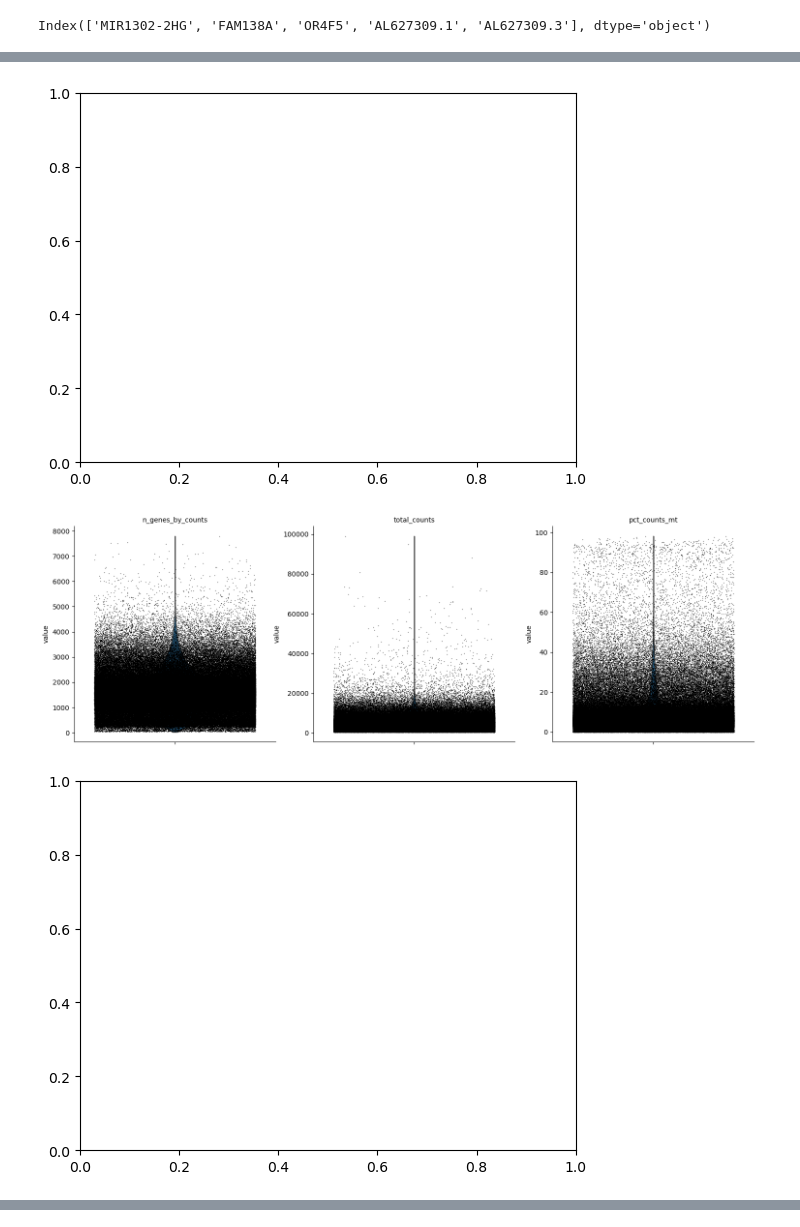
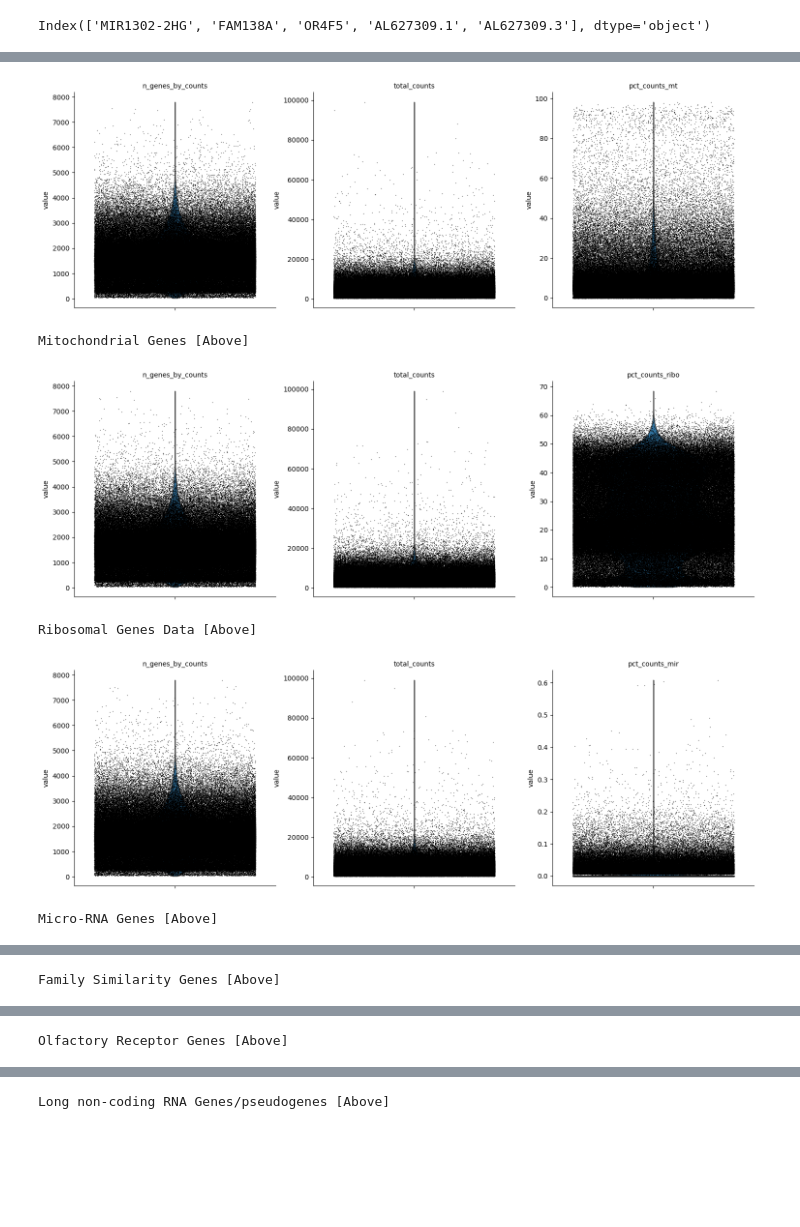
Before and after one commit to maryam-choudhury/Disease-Mechanisms-with-single-cell-transcriptomics, a Jupyter notebook: lee_paper_analysis.ipynb, the cells around one changed output, grey strips where cells are left out. Cells and saved outputs as stored; diff of their text form; code cells hidden in the pictures; blank space fills up the shorter version.

Commit message:
Found and generated metrics on ribosomal data. New scatterplot. Scrubbed data.

```diff
--- a/lee_paper_analysis.ipynb
+++ b/lee_paper_analysis.ipynb
@@ -166,3 +176,6 @@ adata.var["or"] = adata.var_names.str.startswith("OR")
 
 # Long non-coding RNA genes or pseudogenes
 adata.var["lncRNA"] = adata.var_names.str.startswith("AL")
+
+# Identify ribosomal genes that start with "RPS" or "RPL"
+adata.var["ribo"] = adata.var_names.str.startswith(("RPS", "RPL"))
@@ -186,35 +227,47 @@ adata.var.loc[adata.var["mt"]]
 # %%
-#The issue here is that since I didn't have ribo data, this isn't good quality control.
-#Q: How do I fix this? Need to find this missing data.
+
 # Calculate QC metrics for the specified gene categories
 sc.pp.calculate_qc_metrics(
     adata,
-    qc_vars=["mt", "mir", "fam", "or", "lncRNA"],  # Use your gene categories here
+    qc_vars=["mt", "mir", "fam", "or", "lncRNA", "ribo"],  # Use your gene categories here
     inplace=True,
     log1p=True
 )
+#ribo = rps or rpl
 # %%
 # Mitochondrial gene plot
-#Q: Why is this charting empty?
 sc.pl.violin(adata, ["n_genes_by_counts", "total_counts", "pct_counts_mt"], jitter=0.4, multi_panel=True)
-plt.title("Mitochondrial Genes")
+print("Mitochondrial Genes [Above]")
+
+#ribsomal genes
+sc.pl.violin(
+    adata,
+    ["n_genes_by_counts", "total_counts", "pct_counts_ribo"],  # Include pct_counts_ribo here
+    jitter=0.4,
+    multi_panel=True
+)
+# Add a title to the plot
+print("Ribosomal Genes Data [Above]")
 
 # MicroRNA genes plot
 sc.pl.violin(adata, ["n_genes_by_counts", "total_counts", "pct_counts_mir"], jitter=0.4, multi_panel=True)
-plt.title("Micro-RNA Genes")
+print("Micro-RNA Genes [Above]")
 
 # Family similarity genes plot
 sc.pl.violin(adata, ["n_genes_by_counts", "total_counts", "pct_counts_fam"], jitter=0.4, multi_panel=True)
-plt.title("Family Similarity Genes")
+print("Family Similarity Genes [Above]")
 
 # Olfactory receptor genes plot
 sc.pl.violin(adata, ["n_genes_by_counts", "total_counts", "pct_counts_or"], jitter=0.4, multi_panel=True)
-plt.title("Olfactory Receptor Genes")
+print("Olfactory Receptor Genes [Above]")
 
 # Long non-coding RNA genes plot
 sc.pl.violin(adata, ["n_genes_by_counts", "total_counts", "pct_counts_lncRNA"], jitter=0.4, multi_panel=True)
-plt.title("Long non-coding RNA Genes/pseudogenes")
+print("Long non-coding RNA Genes/pseudogenes [Above]")
 # %% [output]
-[figure, old version]
+[figure, new version]
+Mitochondrial Genes [Above]
-[figure, old version]
+[figure, new version]
+Ribosomal Genes Data [Above]
-[figure, old version]
+[figure, new version]
+Micro-RNA Genes [Above]
@@ -221,0 +275 @@ plt.title("Long non-coding RNA Genes/pseudogenes")
+Family Similarity Genes [Above]
@@ -222,0 +277 @@ plt.title("Long non-coding RNA Genes/pseudogenes")
+Olfactory Receptor Genes [Above]
@@ -227,0 +279 @@ plt.title("Long non-coding RNA Genes/pseudogenes")
+Long non-coding RNA Genes/pseudogenes [Above]
```
Also changed, not shown: parts of 14 cells of this notebook.
